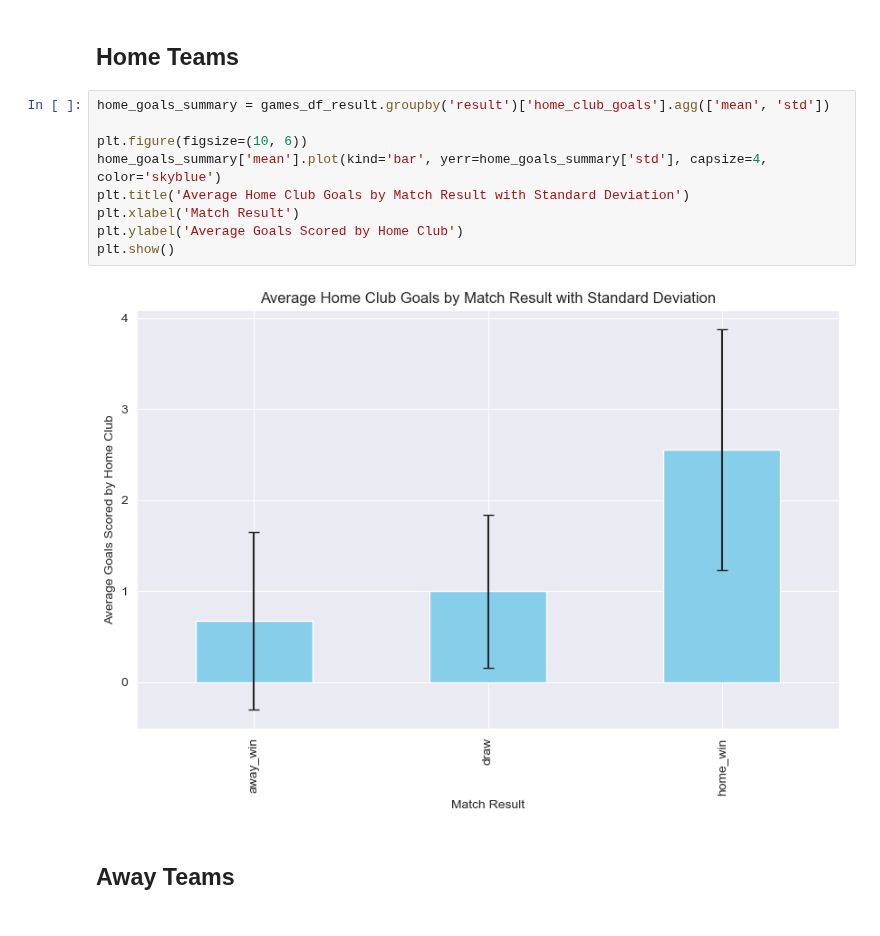
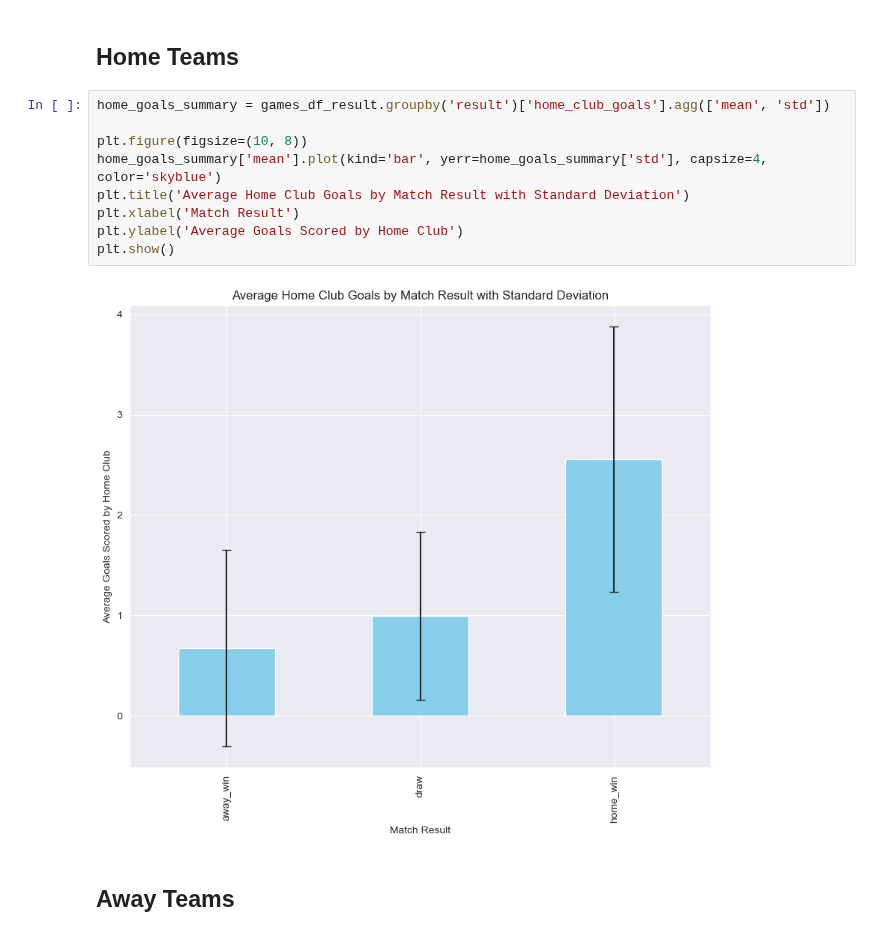
Before and after one commit to BonincontroL/IumTweb_project, a Jupyter notebook: solution/DataAnalysis/JupyterNotebooks/games.ipynb, the cells around one changed output. Saved outputs shown, nothing was run; the diff lists cells and outputs as text.

```diff
--- a/solution/DataAnalysis/JupyterNotebooks/games.ipynb
+++ b/solution/DataAnalysis/JupyterNotebooks/games.ipynb
@@ -233,14 +233,14 @@ This analysis examines the average number of goals scored by home and away teams
 # %%
 home_goals_summary = games_df_result.groupby('result')['home_club_goals'].agg(['mean', 'std'])
 
-plt.figure(figsize=(10, 6))
+plt.figure(figsize=(10, 8))
 home_goals_summary['mean'].plot(kind='bar', yerr=home_goals_summary['std'], capsize=4, color='skyblue')
 plt.title('Average Home Club Goals by Match Result with Standard Deviation')
 plt.xlabel('Match Result')
 plt.ylabel('Average Goals Scored by Home Club')
 plt.show()
 # %% [output]
-[figure, old version]
+[figure, new version]
 # %% [markdown]
 ## Away Teams
 # %%
```
Also changed, not shown: parts of 15 cells of this notebook.
